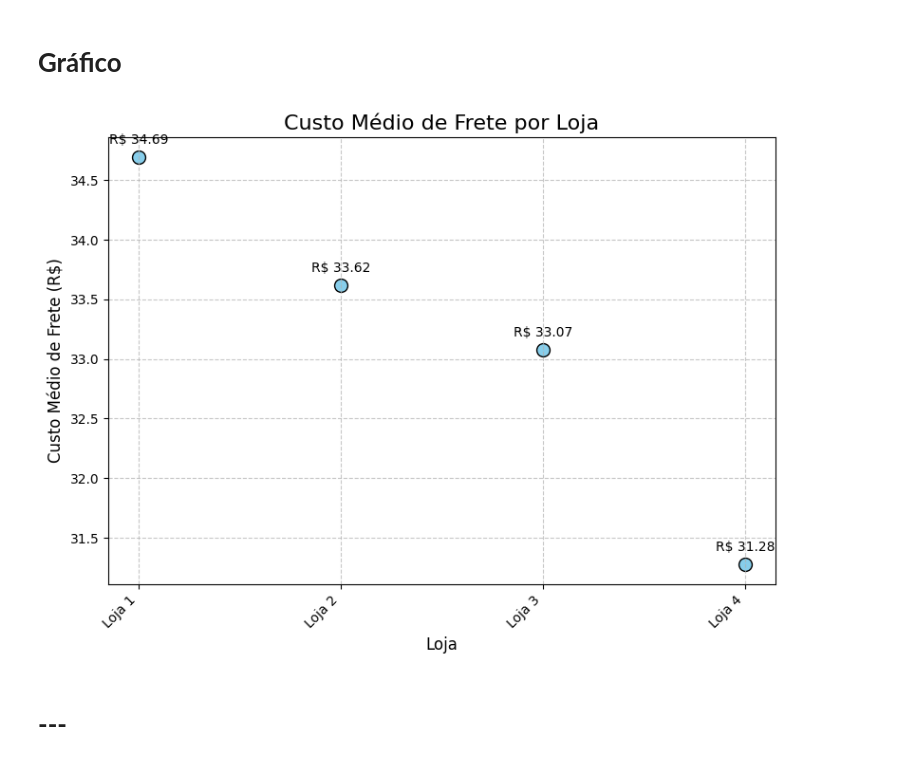
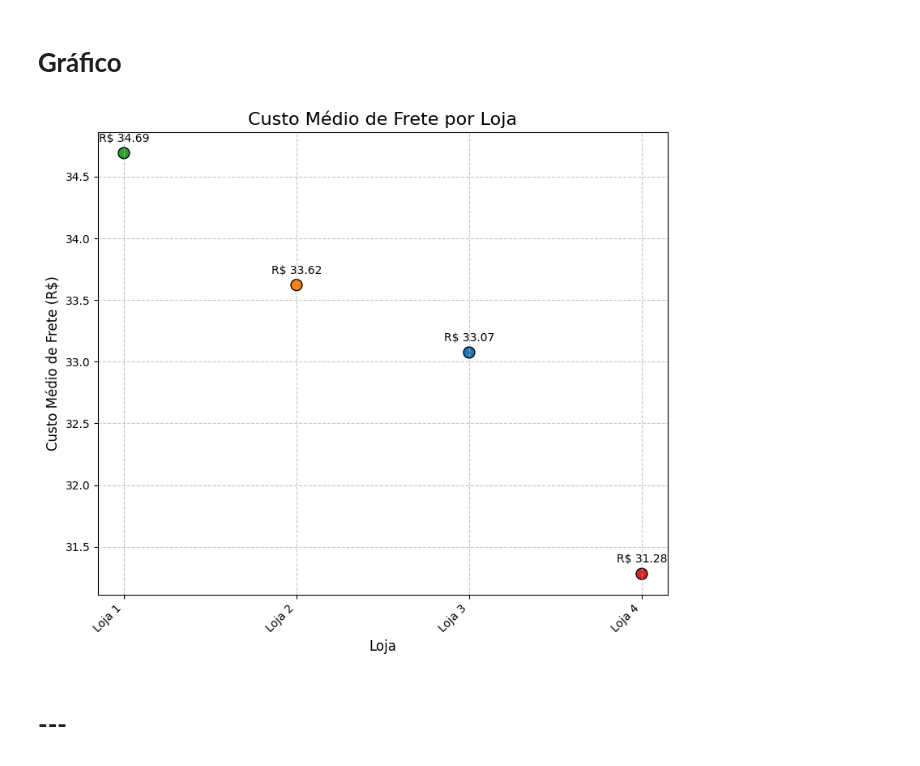
Before and after one commit to ASCCJR/AluraStoreOracleOne, a Jupyter notebook: AluraStoreBr.ipynb, the cells around one changed output. Cells and saved outputs as stored; diff of their text form; code cells hidden in the pictures.

```diff
--- a/AluraStoreBr.ipynb
+++ b/AluraStoreBr.ipynb
@@ -383,23 +387,20 @@ df_frete
 # **Gráfico**
 # %%
 # Criando o gráfico de dispersão
-plt.figure(figsize=(8, 6))
-plt.scatter(df_frete['Loja'], df_frete['Frete Médio'], s=100, c='skyblue', edgecolors='black')  # s define o tamanho dos marcadores
+plt.figure(figsize=(8, 7))
+plt.scatter(df_frete['Loja'], df_frete['Frete Médio'], s=100, c=['#2ca02c', '#ff7f0e', '#1f77b4', '#d62728'], edgecolors='black')  # s define o tamanho dos marcadores
 plt.title('Custo Médio de Frete por Loja', fontsize=16)
 plt.xlabel('Loja', fontsize=12)
 plt.ylabel('Custo Médio de Frete (R$)', fontsize=12)
 plt.grid(True, linestyle='--', alpha=0.7) # Adiciona grade ao gráfico
 plt.xticks(rotation=45, ha='right') # Rotaciona os rótulos do eixo x para melhor legibilidade
-
 # Adicionando os valores de frete médio acima de cada ponto
 for i, txt in enumerate(df_frete['Frete Médio']):
     plt.annotate(f'R$ {txt:.2f}', (df_frete['Loja'][i], txt), textcoords="offset points", xytext=(0,10), ha='center')
-
-
 plt.tight_layout()
 plt.show()
 # %% [output]
-[figure, old version]
+[figure, new version]
 # %% [markdown]
 
 
```
Also changed, not shown: parts of 6 cells of this notebook.
